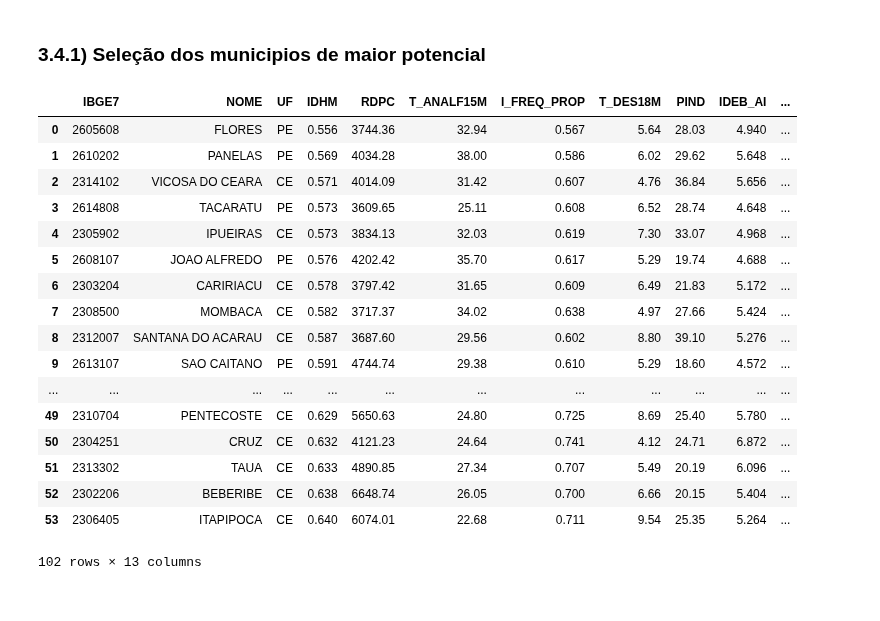
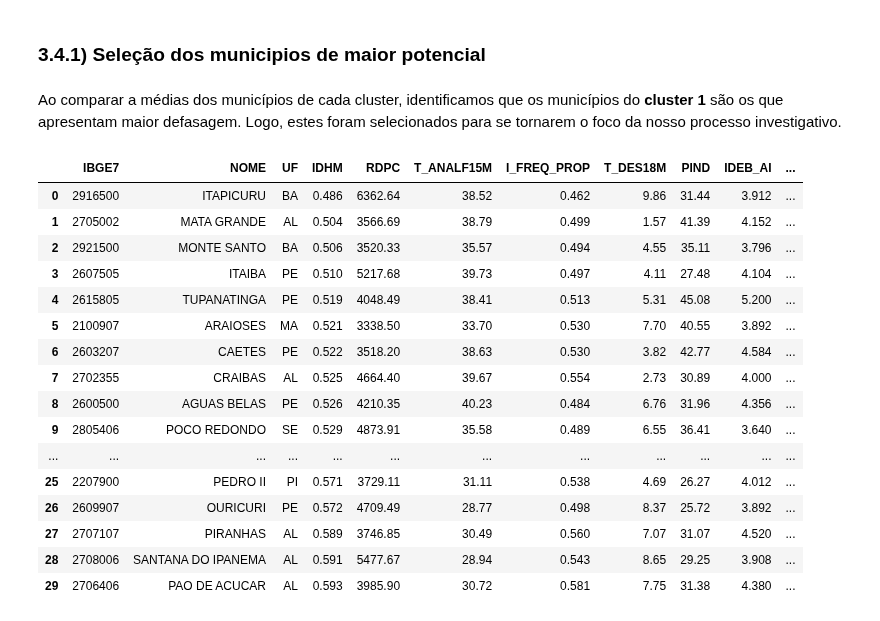
Before and after one commit to caiosoter/BCG2023, a Jupyter notebook: Notebooks/AnaliseExploratoria_PCA_Clustering.ipynb, the cells around one changed output. Saved outputs shown, nothing was run; the diff lists cells and outputs as text; code cells hidden in the pictures.

```diff
--- a/Notebooks/AnaliseExploratoria_PCA_Clustering.ipynb
+++ b/Notebooks/AnaliseExploratoria_PCA_Clustering.ipynb
@@ -339,47 +349,48 @@ df['CLUSTER'].value_counts()
 Name: CLUSTER, dtype: int64
 # %% [markdown]
 ### 3.4.1) Seleção dos municipios de maior potencial
+# %% [markdown]
+Ao comparar a médias dos municípios de cada cluster, identificamos que os municípios do **cluster 1** são os que apresentam maior defasagem. Logo, estes foram selecionados para se tornarem o foco da nosso processo investigativo.
 # %%
 potential_muns = df.copy()
 
 potential_muns = potential_muns[
     [
         'IBGE7',
         'NOME',
         'UF',
         'IDHM',
         'RDPC',
         'T_ANALF15M',
         'I_FREQ_PROP',
         'T_DES18M',
         'PIND',
         'IDEB_AI',
         'IDEB_AF',
         'POP_TOT_30KM',
         'POP_TOT'
     ]
 ].loc[
-    (potential_muns['CLUSTER'] == 0)&
+    (potential_muns['CLUSTER'] == 1)&
     ~(potential_muns['NOME'].isin(['MAURITI', 'SAO JOSE DA TAPERA', 'BUIQUE', 'INAJA']))
 ].sort_values(by='IDHM').reset_index().drop(columns='index')
 
 potential_muns
 # %% [output]
 |  | IBGE7 | NOME | UF | IDHM | RDPC | T_ANALF15M | I_FREQ_PROP | T_DES18M | PIND | IDEB_AI | ... |
-| 0 | 2605608 | FLORES | PE | 0.556 | 3744.36 | 32.94 | 0.567 | 5.64 | 28.03 | 4.940 | ... |
-| 1 | 2610202 | PANELAS | PE | 0.569 | 4034.28 | 38.00 | 0.586 | 6.02 | 29.62 | 5.648 | ... |
-| 2 | 2314102 | VICOSA DO CEARA | CE | 0.571 | 4014.09 | 31.42 | 0.607 | 4.76 | 36.84 | 5.656 | ... |
-| 3 | 2614808 | TACARATU | PE | 0.573 | 3609.65 | 25.11 | 0.608 | 6.52 | 28.74 | 4.648 | ... |
-| 4 | 2305902 | IPUEIRAS | CE | 0.573 | 3834.13 | 32.03 | 0.619 | 7.30 | 33.07 | 4.968 | ... |
-| 5 | 2608107 | JOAO ALFREDO | PE | 0.576 | 4202.42 | 35.70 | 0.617 | 5.29 | 19.74 | 4.688 | ... |
-| 6 | 2303204 | CARIRIACU | CE | 0.578 | 3797.42 | 31.65 | 0.609 | 6.49 | 21.83 | 5.172 | ... |
-| 7 | 2308500 | MOMBACA | CE | 0.582 | 3717.37 | 34.02 | 0.638 | 4.97 | 27.66 | 5.424 | ... |
-| 8 | 2312007 | SANTANA DO ACARAU | CE | 0.587 | 3687.60 | 29.56 | 0.602 | 8.80 | 39.10 | 5.276 | ... |
-| 9 | 2613107 | SAO CAITANO | PE | 0.591 | 4744.74 | 29.38 | 0.610 | 5.29 | 18.60 | 4.572 | ... |
+| 0 | 2916500 | ITAPICURU | BA | 0.486 | 6362.64 | 38.52 | 0.462 | 9.86 | 31.44 | 3.912 | ... |
+| 1 | 2705002 | MATA GRANDE | AL | 0.504 | 3566.69 | 38.79 | 0.499 | 1.57 | 41.39 | 4.152 | ... |
+| 2 | 2921500 | MONTE SANTO | BA | 0.506 | 3520.33 | 35.57 | 0.494 | 4.55 | 35.11 | 3.796 | ... |
+| 3 | 2607505 | ITAIBA | PE | 0.510 | 5217.68 | 39.73 | 0.497 | 4.11 | 27.48 | 4.104 | ... |
+| 4 | 2615805 | TUPANATINGA | PE | 0.519 | 4048.49 | 38.41 | 0.513 | 5.31 | 45.08 | 5.200 | ... |
+| 5 | 2100907 | ARAIOSES | MA | 0.521 | 3338.50 | 33.70 | 0.530 | 7.70 | 40.55 | 3.892 | ... |
+| 6 | 2603207 | CAETES | PE | 0.522 | 3518.20 | 38.63 | 0.530 | 3.82 | 42.77 | 4.584 | ... |
+| 7 | 2702355 | CRAIBAS | AL | 0.525 | 4664.40 | 39.67 | 0.554 | 2.73 | 30.89 | 4.000 | ... |
+| 8 | 2600500 | AGUAS BELAS | PE | 0.526 | 4210.35 | 40.23 | 0.484 | 6.76 | 31.96 | 4.356 | ... |
+| 9 | 2805406 | POCO REDONDO | SE | 0.529 | 4873.91 | 35.58 | 0.489 | 6.55 | 36.41 | 3.640 | ... |
 | ... | ... | ... | ... | ... | ... | ... | ... | ... | ... | ... | ... |
-| 49 | 2310704 | PENTECOSTE | CE | 0.629 | 5650.63 | 24.80 | 0.725 | 8.69 | 25.40 | 5.780 | ... |
-| 50 | 2304251 | CRUZ | CE | 0.632 | 4121.23 | 24.64 | 0.741 | 4.12 | 24.71 | 6.872 | ... |
-| 51 | 2313302 | TAUA | CE | 0.633 | 4890.85 | 27.34 | 0.707 | 5.49 | 20.19 | 6.096 | ... |
-| 52 | 2302206 | BEBERIBE | CE | 0.638 | 6648.74 | 26.05 | 0.700 | 6.66 | 20.15 | 5.404 | ... |
-| 53 | 2306405 | ITAPIPOCA | CE | 0.640 | 6074.01 | 22.68 | 0.711 | 9.54 | 25.35 | 5.264 | ... |
+| 25 | 2207900 | PEDRO II | PI | 0.571 | 3729.11 | 31.11 | 0.538 | 4.69 | 26.27 | 4.012 | ... |
+| 26 | 2609907 | OURICURI | PE | 0.572 | 4709.49 | 28.77 | 0.498 | 8.37 | 25.72 | 3.892 | ... |
+| 27 | 2707107 | PIRANHAS | AL | 0.589 | 3746.85 | 30.49 | 0.560 | 7.07 | 31.07 | 4.520 | ... |
+| 28 | 2708006 | SANTANA DO IPANEMA | AL | 0.591 | 5477.67 | 28.94 | 0.543 | 8.65 | 29.25 | 3.908 | ... |
+| 29 | 2706406 | PAO DE ACUCAR | AL | 0.593 | 3985.90 | 30.72 | 0.581 | 7.75 | 31.38 | 4.380 | ... |
-102 rows × 13 columns
```
Also changed, not shown: parts of 40 cells of this notebook, 2 other files.
